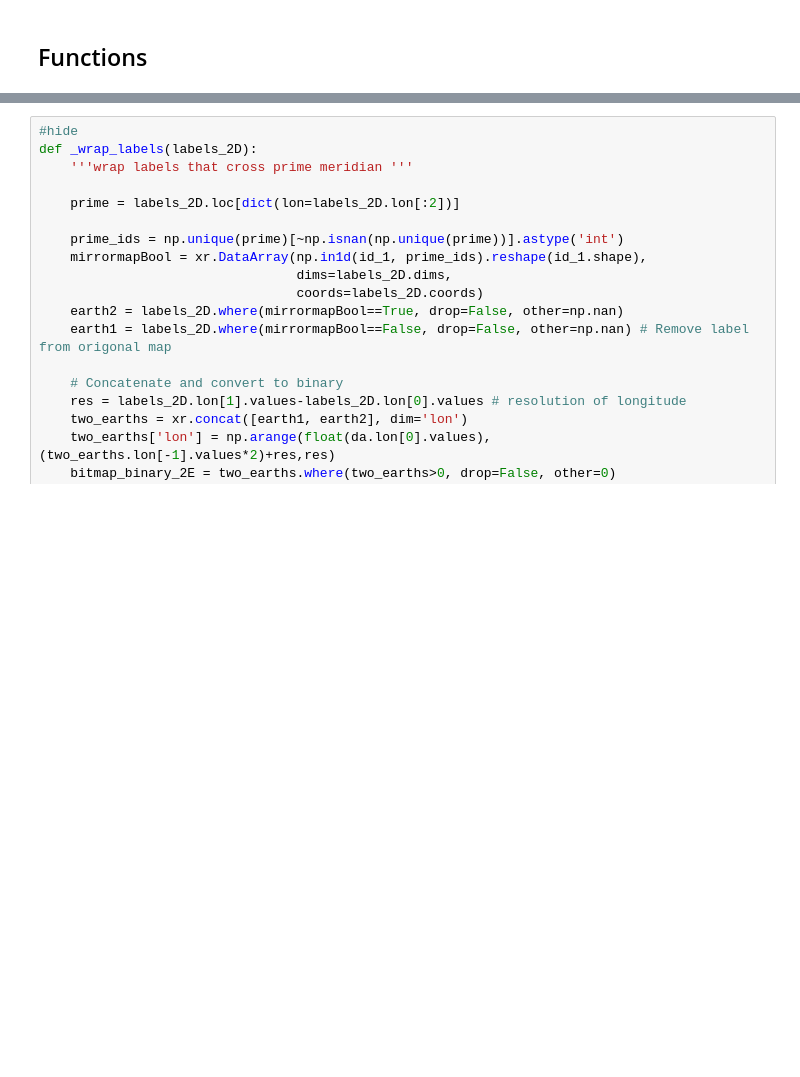
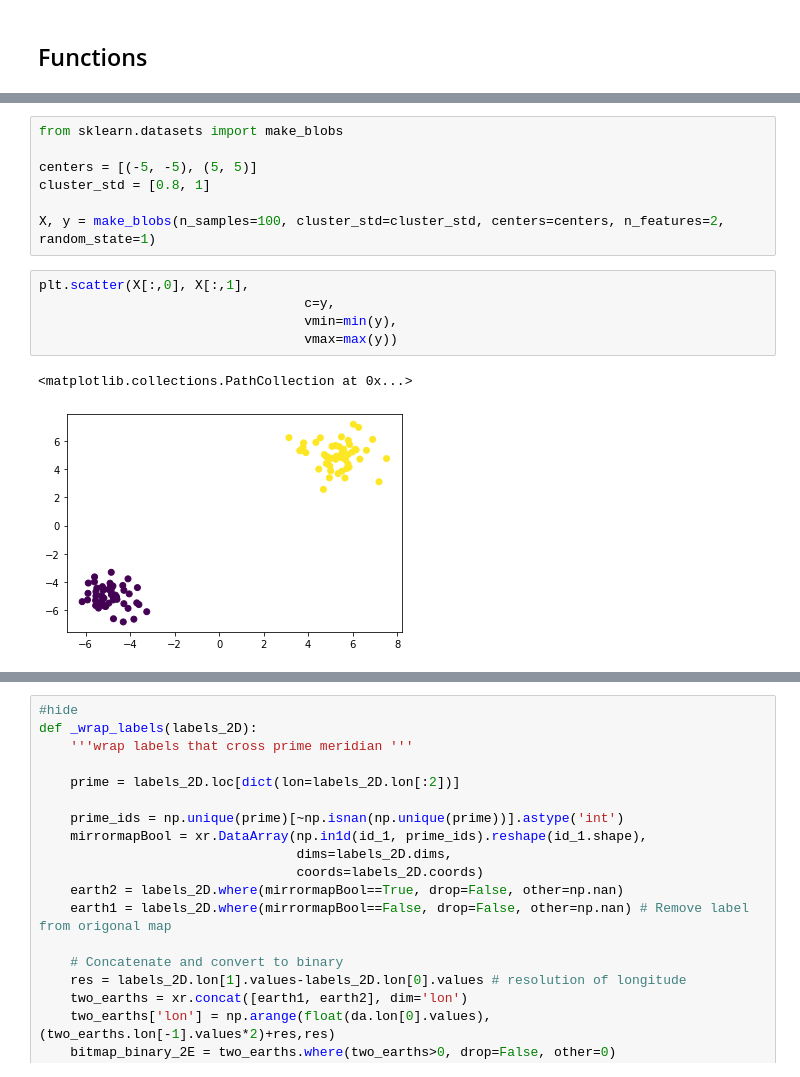
Before and after one commit to rabernat/ocetrac, a Jupyter notebook: 00_core.ipynb, the cells around one changed output, grey strips where cells are left out. Drawn from its saved outputs; the diff is of its cells as text; blank space fills up the shorter version.

```diff
--- a/00_core.ipynb
+++ b/00_core.ipynb
@@ -44,0 +95,15 @@ def _morphological_operations(data, include_poles=False, radius=8):
+# %%
+from sklearn.datasets import make_blobs
+
+centers = [(-5, -5), (5, 5)]
+cluster_std = [0.8, 1]
+
+X, y = make_blobs(n_samples=100, cluster_std=cluster_std, centers=centers, n_features=2, random_state=1)
+# %%
+plt.scatter(X[:,0], X[:,1],
+                                  c=y,
+                                  vmin=min(y),
+                                  vmax=max(y))
+# %% [output]
+<matplotlib.collections.PathCollection at 0x...>
+[figure, added]
```
Also changed, not shown: parts of 12 cells of this notebook, 2 other files.
